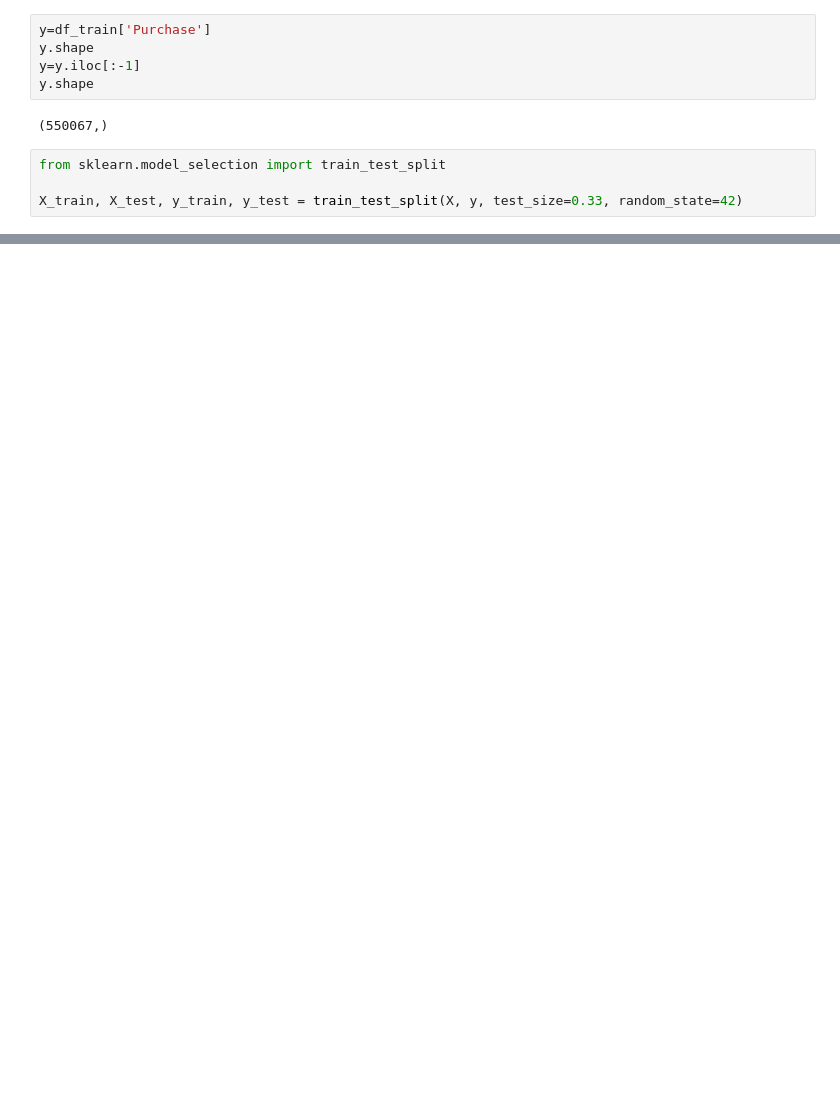
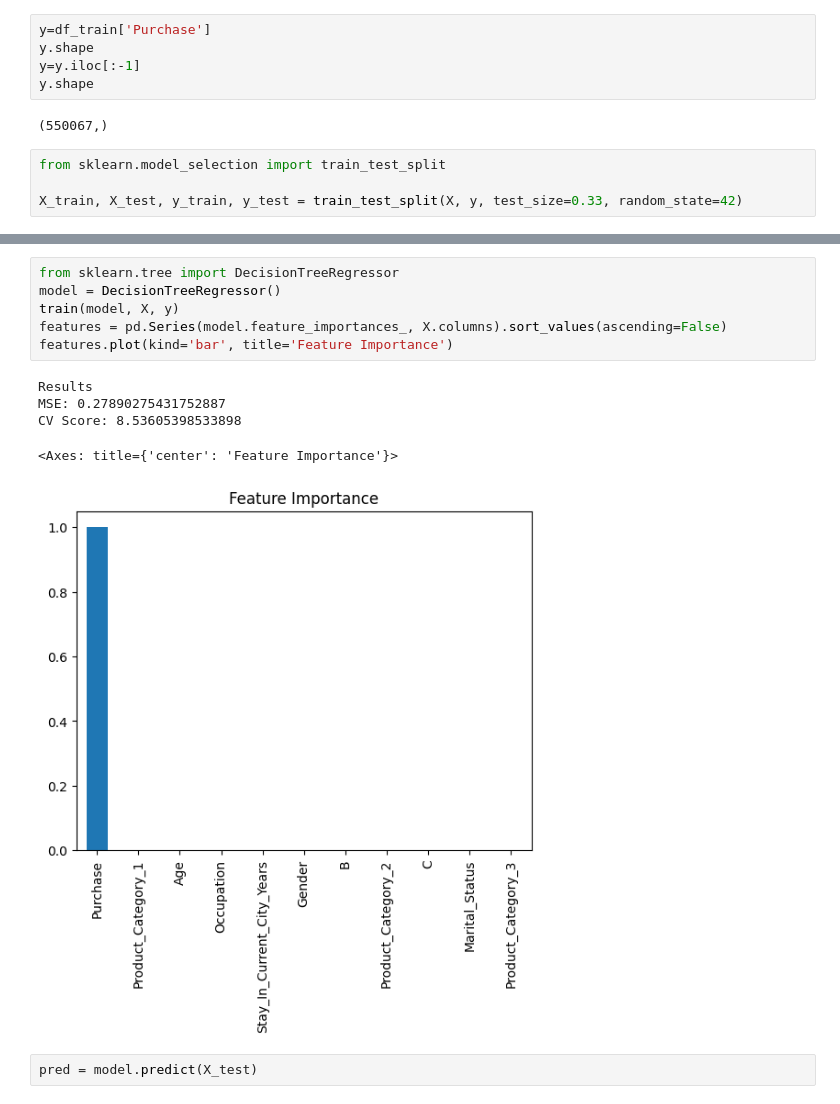
Before and after one commit to Ritesh2107/Data-Science, a Jupyter notebook: Black Friday/Black_friday.ipynb, the cells around one changed output, grey strips where cells are left out. Saved outputs shown, nothing was run; the diff lists cells and outputs as text; blank space fills up the shorter version.

```diff
--- a/Black Friday/Black_friday.ipynb
+++ b/Black Friday/Black_friday.ipynb
@@ -433,0 +459,14 @@ ValueError: could not convert string to float: 'P00118742'
+# %%
+from sklearn.tree import DecisionTreeRegressor
+model = DecisionTreeRegressor()
+train(model, X, y)
+features = pd.Series(model.feature_importances_, X.columns).sort_values(ascending=False)
+features.plot(kind='bar', title='Feature Importance')
+# %% [output]
+Results
+MSE: 0.27890275431752887
+CV Score: 8.53605398533898
+<Axes: title={'center': 'Feature Importance'}>
+[figure, added]
+# %%
+pred = model.predict(X_test)
```
Also changed, not shown: parts of 6 cells of this notebook.
